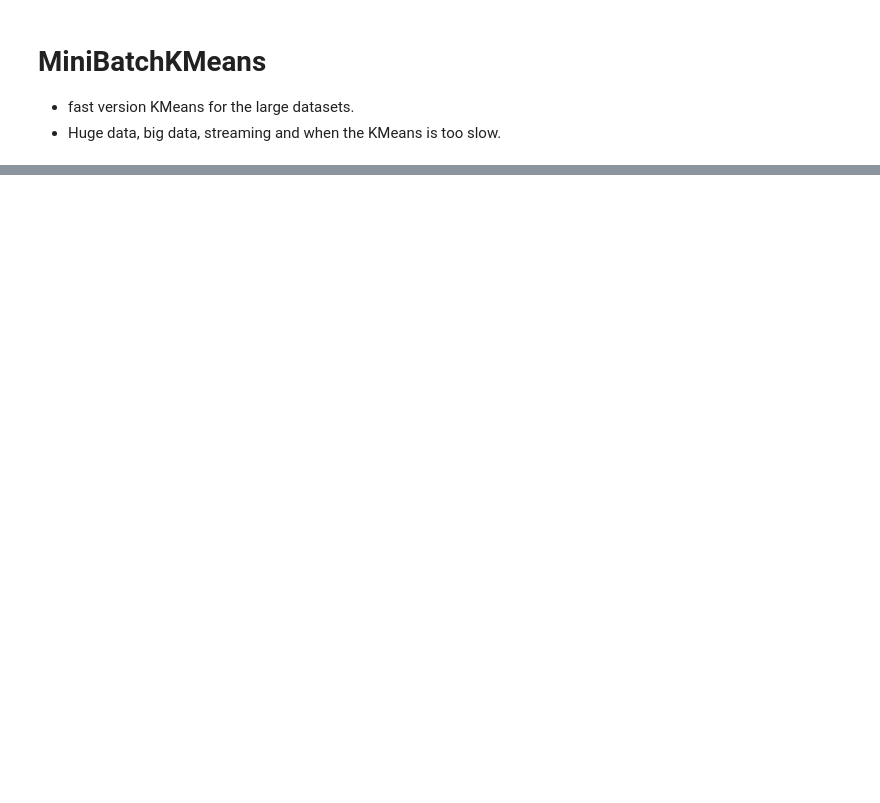
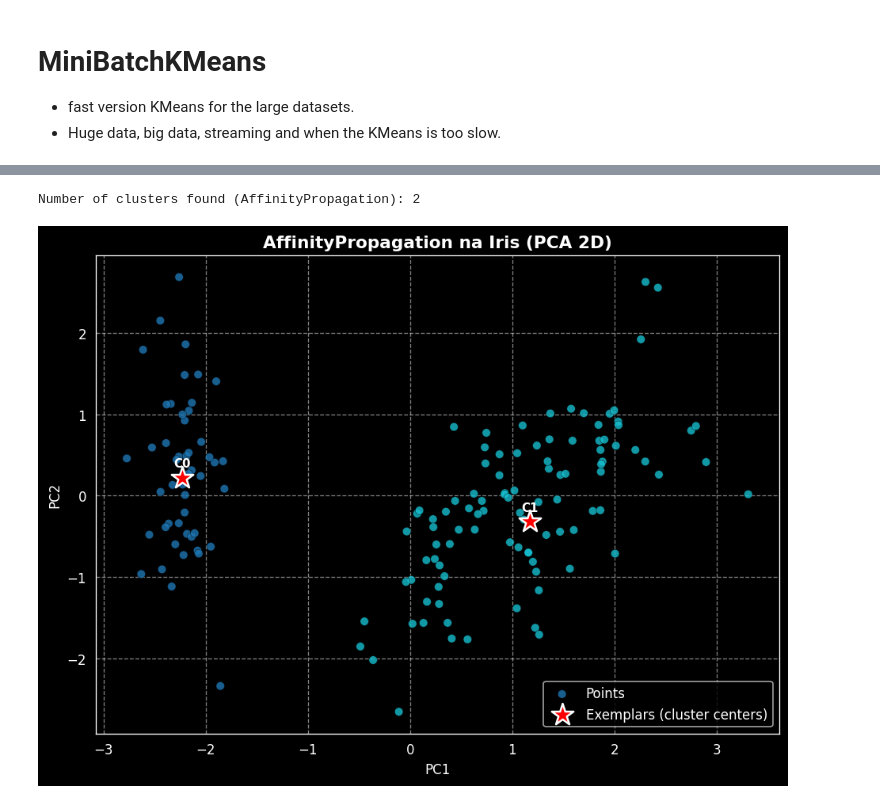
Before and after one commit to Kinetics20/Python_practice_sessions_05, a Jupyter notebook: data_science/multiple_clustering_models_iris.ipynb, the cells around one changed output, grey strips where cells are left out. Saved outputs shown, nothing was run; the diff lists cells and outputs as text; code cells hidden in the pictures; blank space fills up the shorter version.

```diff
--- a/data_science/multiple_clustering_models_iris.ipynb
+++ b/data_science/multiple_clustering_models_iris.ipynb
@@ -195,0 +414,5 @@ homog   compl   v-meas  ARI     AMI     silhouette
+# %%
+plot_affinity_propagation_on_iris(damping=0.99)
+# %% [output]
+Number of clusters found (AffinityPropagation): 2
+[figure, added]
```
Also changed, not shown: parts of 27 cells of this notebook.
